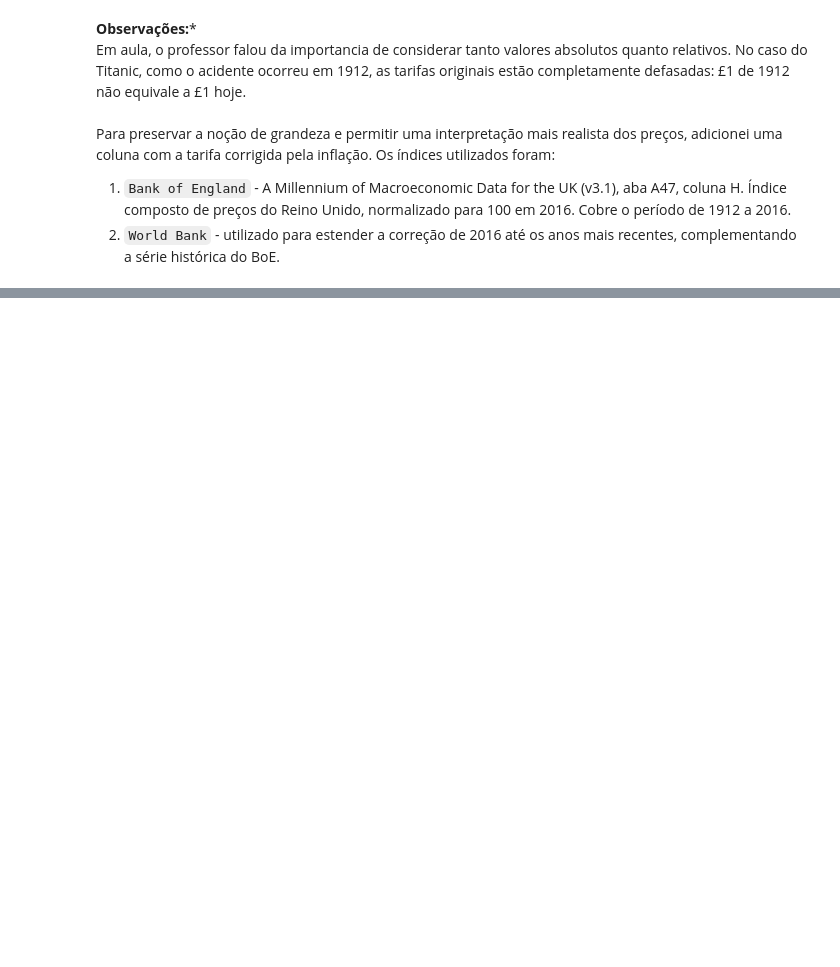
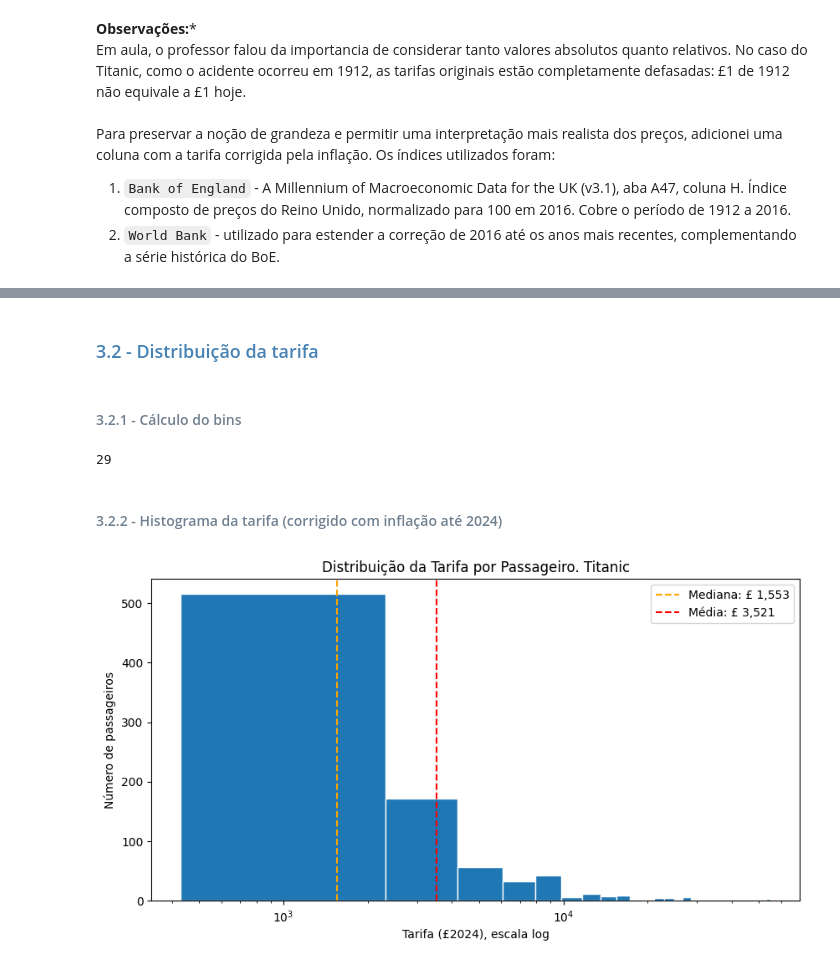
Before and after one commit to heitorctmba/MBA-01-estatistica-projeto_final, a Jupyter notebook: titanic.ipynb, the cells around one changed output, grey strips where cells are left out. Cells and saved outputs as stored; diff of their text form; code cells hidden in the pictures; blank space fills up the shorter version.

Commit message:
adiciona histogramas de tarifa e idade

```diff
--- a/titanic.ipynb
+++ b/titanic.ipynb
@@ -147,0 +176,4 @@ fator de inflação 1912 → 2024: 107.14x
+# %%
+# aqui eu adiciono uma nova coluna para o dataset: tarifa atualizada com a inflacao
+titanic_df["Tarifa 2024"] = (titanic_df["Tarifa"] * FATOR_INFLACAO).round(2)
+titanic_df.tail(1)
@@ -147,0 +297,45 @@ fator de inflação 1912 → 2024: 107.14x
+# %% [markdown]
+### <font color=steelblue> 3.2 - Distribuição da tarifa
+# %% [markdown]
+#### <font color=slategray> 3.2.1 - Cálculo do bins
+# %%
+# aqui eu calculo o numero teorico de bins de acordo com o que foi ensinado em sala
+# largura = (máximo - mínimo) / n_bins
+
+n_bins = np.sqrt(len(titanic_df)).astype(int)
+
+print(n_bins)
+# %% [output]
+29
+# %% [markdown]
+#### <font color=slategray> 3.2.2 - Histograma da tarifa (corrigido com inflação até 2024)
+# %%
+tarifas = titanic_df["Tarifa 2024"]
+
+fig, ax = plt.subplots(figsize=(10, 5))
+ax.hist(tarifas, bins=n_bins, edgecolor="white")
+
+# como o histograma tem uma distribuição assimetrica para direita, utilizei a scala log como foi pedido no pdf
+ax.set_xscale("log")
+ax.set_xlabel("Tarifa (£2024), escala log")
+ax.set_ylabel("Número de passageiros")
+ax.set_title("Distribuição da Tarifa por Passageiro. Titanic")
+
+# criação de linhas com as medidas de tendencia central
+ax.axvline(
+    tarifas.median(),
+    color="orange",
+    linestyle='--',
+    label=f"Mediana: £ {tarifas.median():,.0f}",
+
+)
+ax.axvline(
+    tarifas.mean(),
+    color="red",
+    linestyle='--',
+    label=f"Média: £ {tarifas.mean():,.0f}",
+)
+ax.legend()
+plt.show()
+# %% [output]
+[figure, added]
```
Also changed, not shown: parts of 24 cells of this notebook.
